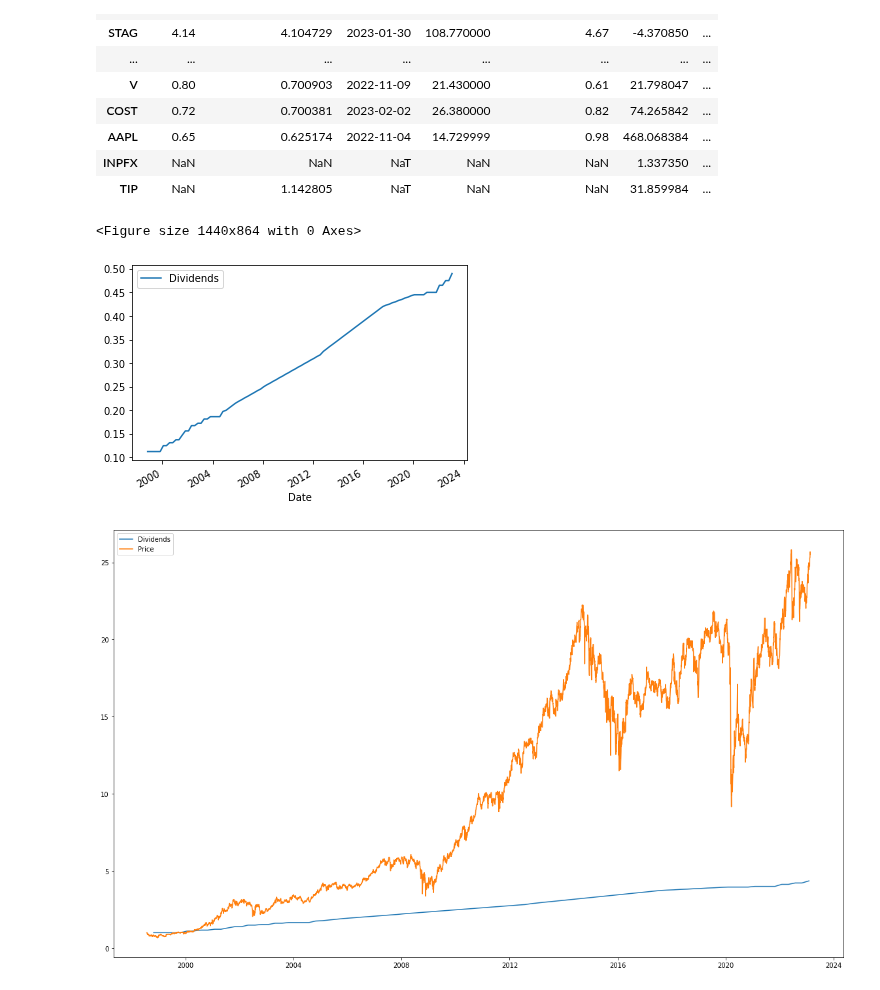
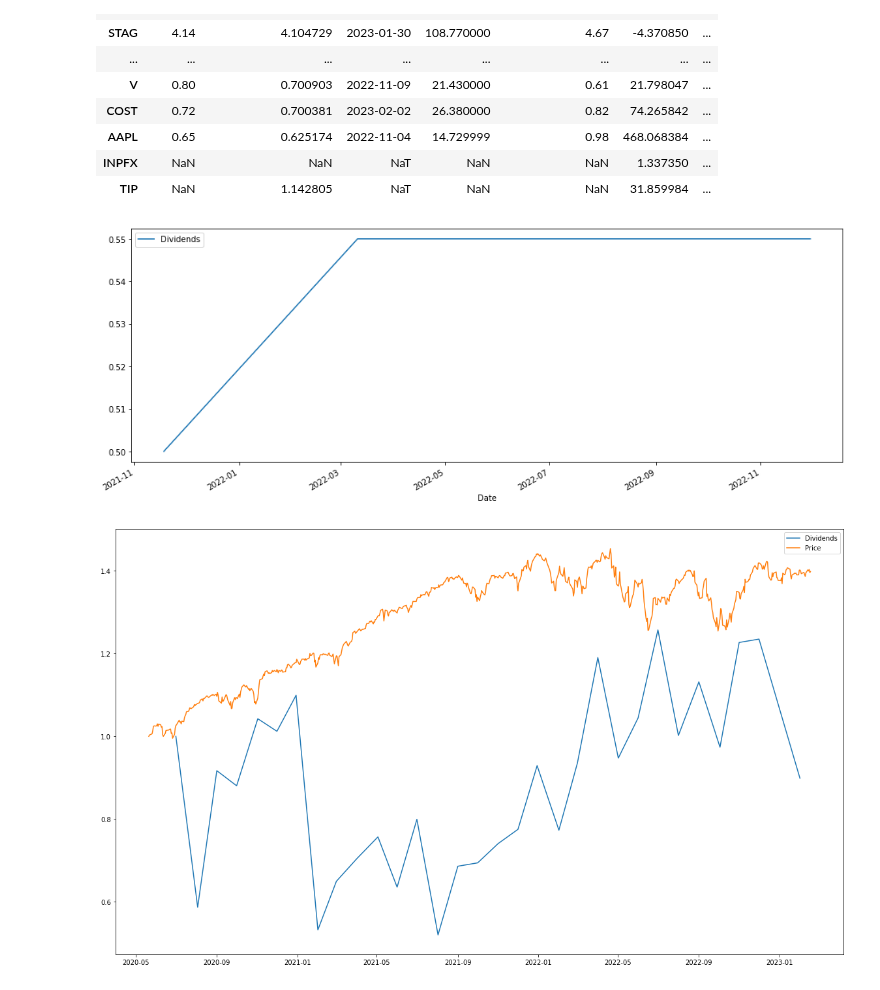
Before and after one commit to Idanq1/Stocks-Strategies, a Jupyter notebook: Dividends/Screener1.ipynb, the cells around one changed output. Saved outputs shown, nothing was run; the diff lists cells and outputs as text; code cells hidden in the pictures.

```diff
--- a/Dividends/Screener1.ipynb
+++ b/Dividends/Screener1.ipynb
@@ -158,24 +142,22 @@ df.sort_values("div yield", ascending=False)
 | INPFX | NaN | NaN | NaT | NaN | NaN | 1.337350 | ... |
 | TIP | NaN | 1.142805 | NaT | NaN | NaN | 31.859984 | ... |
 # %%
-ticker = "EPD"
+ticker = "JXN"
 
 stock = yf.Ticker(ticker)
 tmp = stock.dividends
 div_df = pd.DataFrame(index=tmp.index)
 div_df["Dividends"] = tmp
 # div_df.index = div_df.index.year
 div_df = div_df.groupby(div_df.index).mean()
 # div_df["Growth year"] = ((div_df["Dividends"]/div_df["Dividends"].shift(1)) - 1) * 100
 # div_df["DGR5y"] = div_df["Growth year"].rolling(5).mean()
 div_df["chg"] = div_df["Dividends"].diff()
 div_df["chg"] = div_df["chg"].where(div_df["chg"] != 0, np.nan)
-plt.figure(figsize=(20, 12))
-div_df.plot(kind='line', y='Dividends')
+div_df.plot(kind='line', y='Dividends', figsize=(16, 6))
 plt.show()
 # %% [output]
-<Figure size 1440x864 with 0 Axes>
-[figure, old version]
+[figure, new version]
 # %%
 def price_change_to_div_change(ticker, s_year=None, e_year=3000):
     stock = yf.Ticker(ticker)
@@ -210,6 +192,6 @@ def price_change_to_div_change(ticker, s_year=None, e_year=3000):
     plt.legend()
     plt.show()
 
-price_change_to_div_change("EPD")
+price_change_to_div_change("JEPI")
 # %% [output]
-[figure, old version]
+[figure, new version]
```
Also changed, not shown: parts of 1 cell of this notebook.
